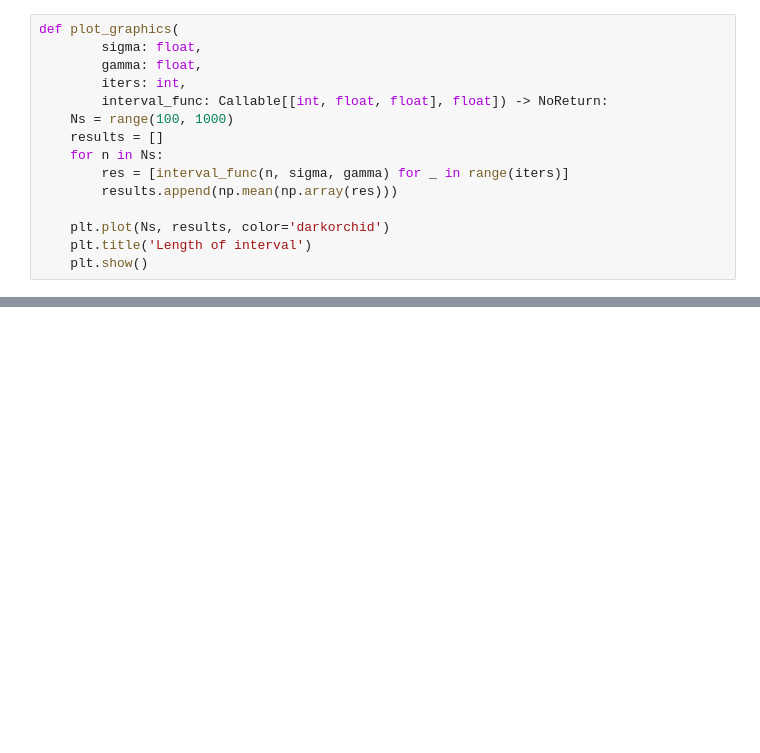
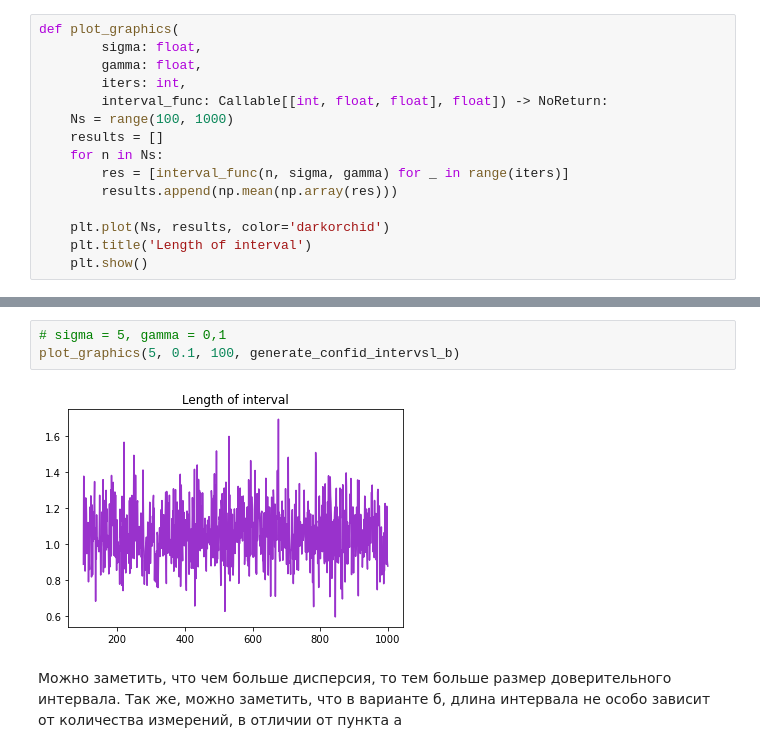
Before and after one commit to kot239/math-statistics, a Jupyter notebook: TarabondaG-5.ipynb, the cells around one changed output, grey strips where cells are left out. Cells and saved outputs as stored; diff of their text form; blank space fills up the shorter version.

```diff
--- a/TarabondaG-5.ipynb
+++ b/TarabondaG-5.ipynb
@@ -50,0 +58,7 @@ plot_graphics(2, 0.1, 1000, generate_confid_intervsl_b)
+# %%
+# sigma = 5, gamma = 0,1
+plot_graphics(5, 0.1, 100, generate_confid_intervsl_b)
+# %% [output]
+[figure, added]
+# %% [markdown]
+Можно заметить, что чем больше дисперсия, то тем больше размер доверительного интервала. Так же, можно заметить, что в варианте б, длина интервала не особо зависит от количества измерений, в отличии от пункта а
```
Also changed, not shown: parts of 5 cells of this notebook.
